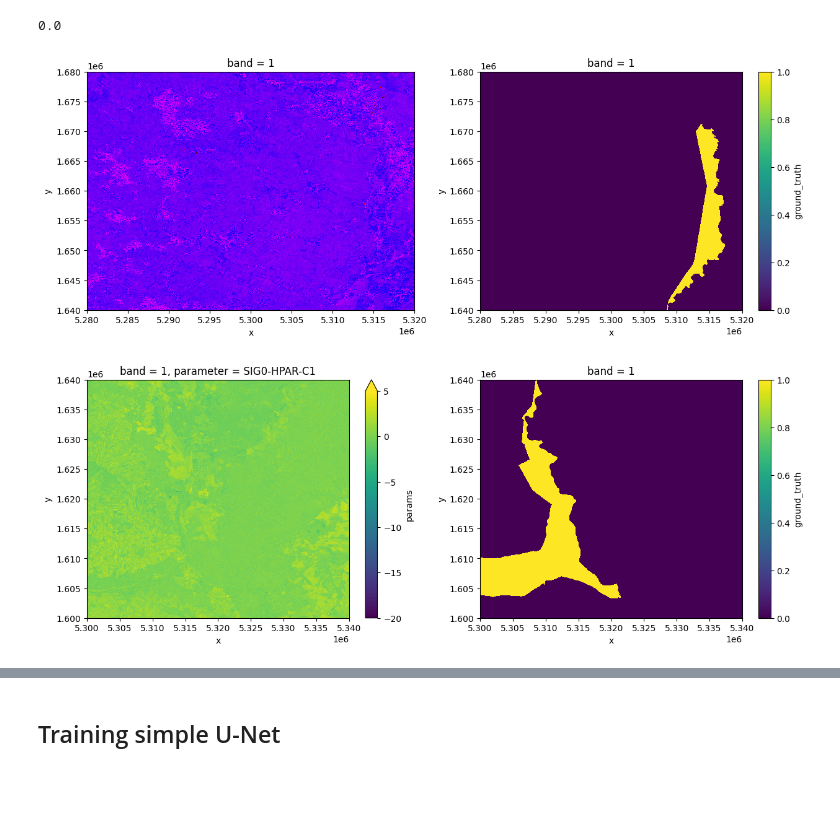
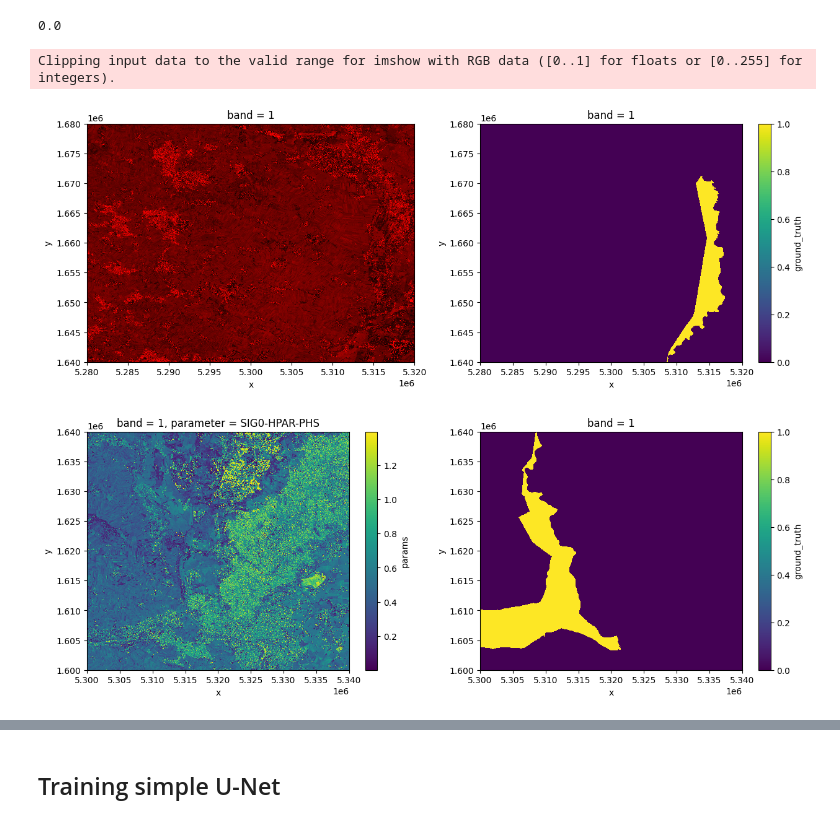
Before and after one commit to c-scale-community/use-case-wetland-water-stress, a Jupyter notebook: notebooks/0_experiment_unet.ipynb, the cells around one changed output, grey strips where cells are left out. Saved outputs shown, nothing was run; the diff lists cells and outputs as text; code cells hidden in the pictures; blank space fills up the shorter version.

```diff
--- a/notebooks/0_experiment_unet.ipynb
+++ b/notebooks/0_experiment_unet.ipynb
@@ -110,6 +116,6 @@ train_ds[PARAMS_KEY][0] = (normalize(train_ds[PARAMS_KEY][0]) * 356) / 255
 train_ds[PARAMS_KEY][1] = (10.0 ** (train_ds[PARAMS_KEY][1] / 10.0)) / 255
 train_ds[PARAMS_KEY][2] = (train_ds[PARAMS_KEY][2]) / 255
 # %%
-valid_ds[PARAMS_KEY][0] = (normalize(valid_ds[PARAMS_KEY][0]) * 356) / 255
-valid_ds[PARAMS_KEY][1] = (10.0 ** (valid_ds[PARAMS_KEY][1] / 10.0)) / 255
-valid_ds[PARAMS_KEY][2] = (valid_ds[PARAMS_KEY][2]) / 255
+validation_roi[PARAMS_KEY][0] = (normalize(validation_roi[PARAMS_KEY][0]) * 356) / 255
+validation_roi[PARAMS_KEY][1] = (10.0 ** (validation_roi[PARAMS_KEY][1] / 10.0)) / 255
+validation_roi[PARAMS_KEY][2] = (validation_roi[PARAMS_KEY][2]) / 255
@@ -122,14 +122,15 @@ validation_roi = valid_ds.isel(y=slice(ROI_ROW_MIN, ROI_ROW_MAX), x=slice(ROI_CO
 # %%
 _, axes = plt.subplots(ncols=2, figsize=(15, 5))
-validation_roi[PARAMS_KEY].astype(np.uint8).plot.imshow(ax=axes[0])
+validation_roi[PARAMS_KEY].plot.imshow(ax=axes[0])
 validation_roi[GROUND_TRUTH_KEY].plot(ax=axes[1])
 plt.draw()
 # %% [output]
+Clipping input data to the valid range for imshow with RGB data ([0..1] for floats or [0..255] for integers).
-[figure, old version]
+[figure, new version]
 # %%
 _, axes = plt.subplots(ncols=2, figsize=(15, 5))
-train_ds[PARAMS_KEY][0, :2000, 10000:12000].plot(ax=axes[0], vmin=-20, vmax=5)
+train_ds[PARAMS_KEY][:, :2000, 10000:12000].plot.imshow(ax=axes[0])
 train_ds[GROUND_TRUTH_KEY][:2000, 10000:12000].plot(ax=axes[1])
 plt.draw()
 # %% [output]
-[figure, old version]
+[figure, new version]
```
Also changed, not shown: parts of 9 cells of this notebook.
